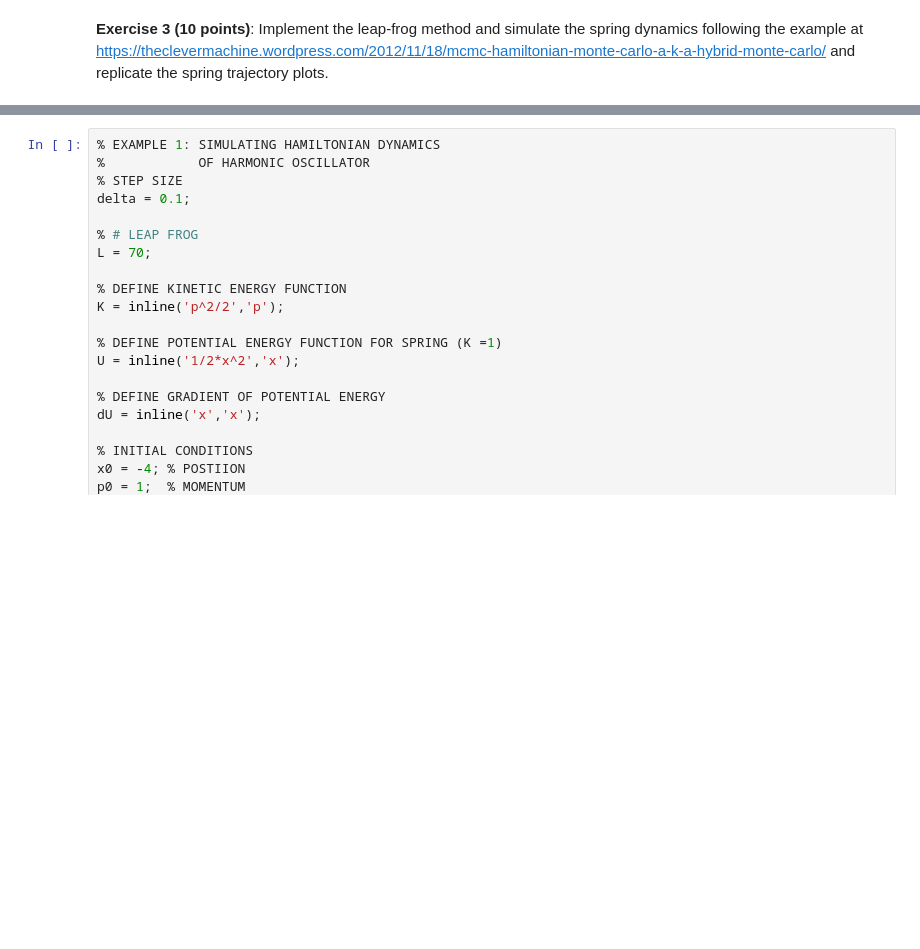
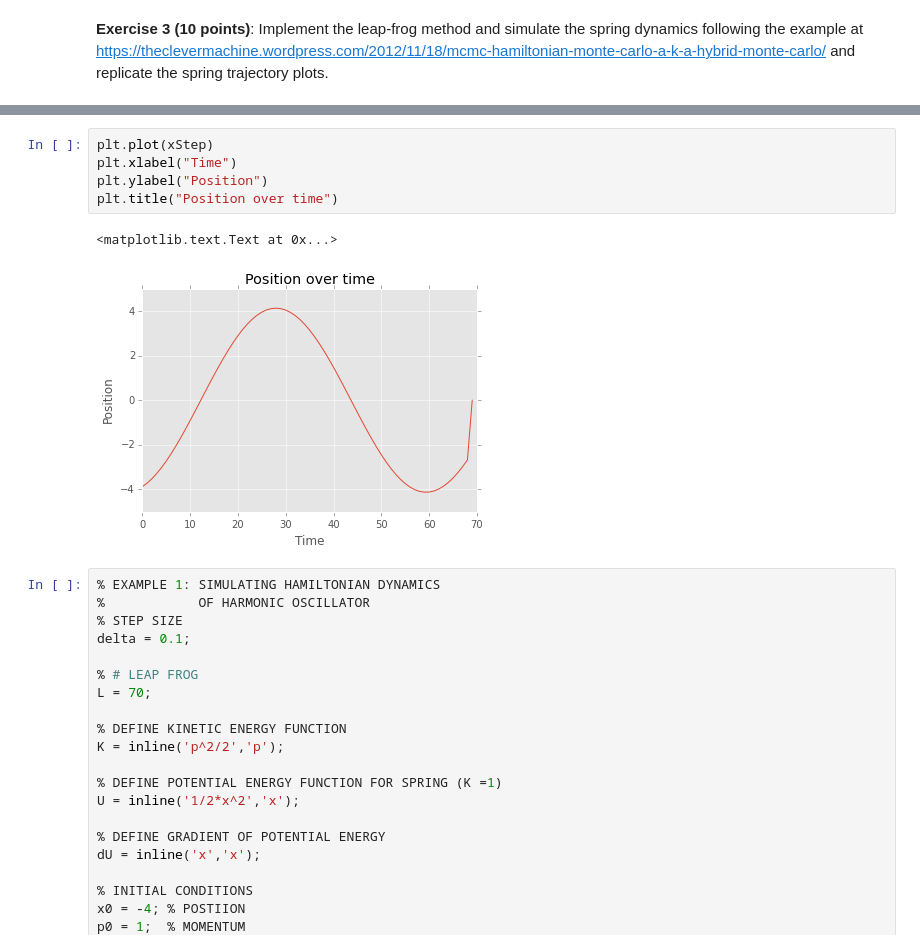
Before and after one commit to star1327p/STA663-Christine-Chai, a Jupyter notebook: Lab07/Exercise07-Copy0.ipynb, the cells around one changed output, grey strips where cells are left out. Saved outputs shown, nothing was run; the diff lists cells and outputs as text; blank space fills up the shorter version.

```diff
--- a/Lab07/Exercise07-Copy0.ipynb
+++ b/Lab07/Exercise07-Copy0.ipynb
@@ -265,3 +260,11 @@ pStep = pStep - delta/2*dU(xStep);
+# %%
+plt.plot(xStep)
+plt.xlabel("Time")
+plt.ylabel("Position")
+plt.title("Position over time")
+# %% [output]
+<matplotlib.text.Text at 0x...>
+[figure, added]
 # %%
 % EXAMPLE 1: SIMULATING HAMILTONIAN DYNAMICS
 %            OF HARMONIC OSCILLATOR
```
Also changed, not shown: parts of 3 cells of this notebook, 7 other files.
